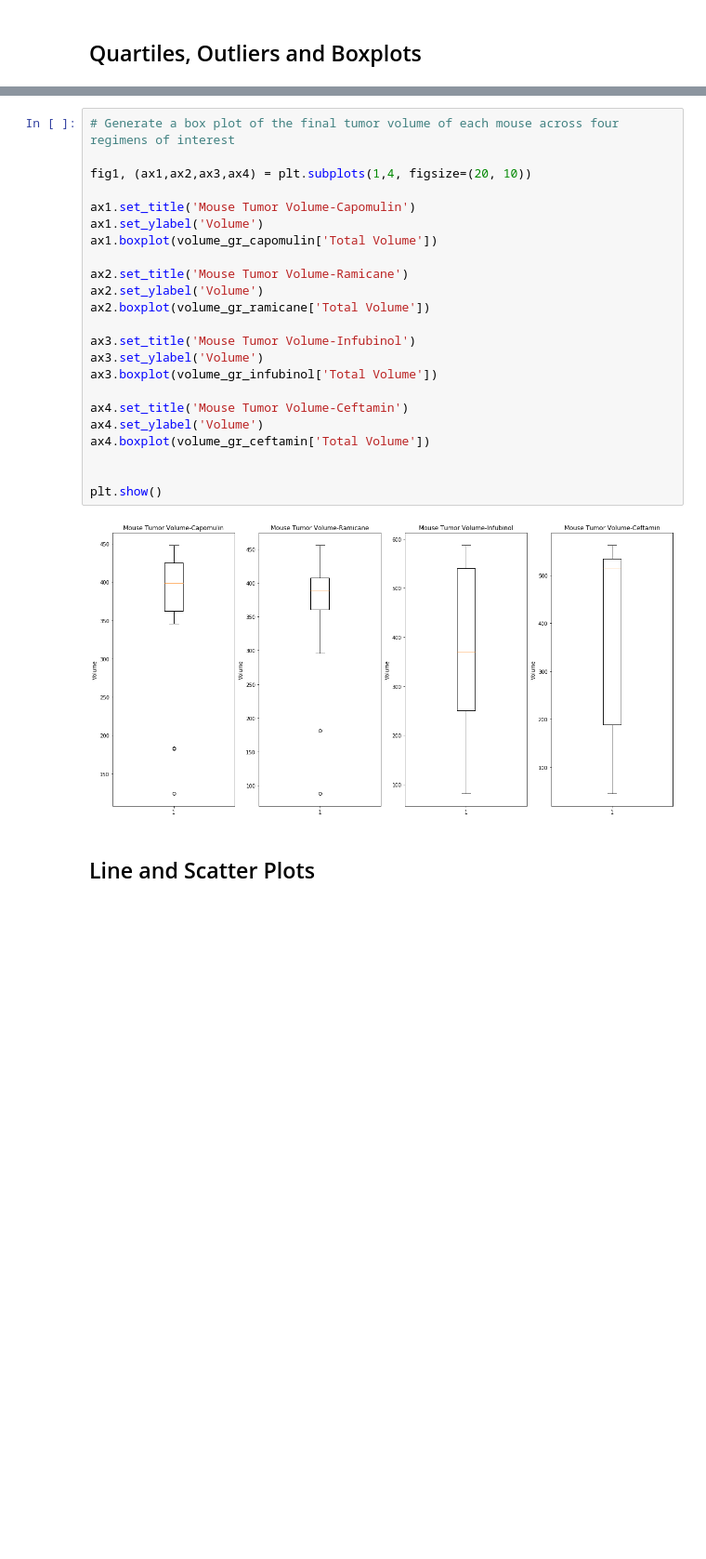
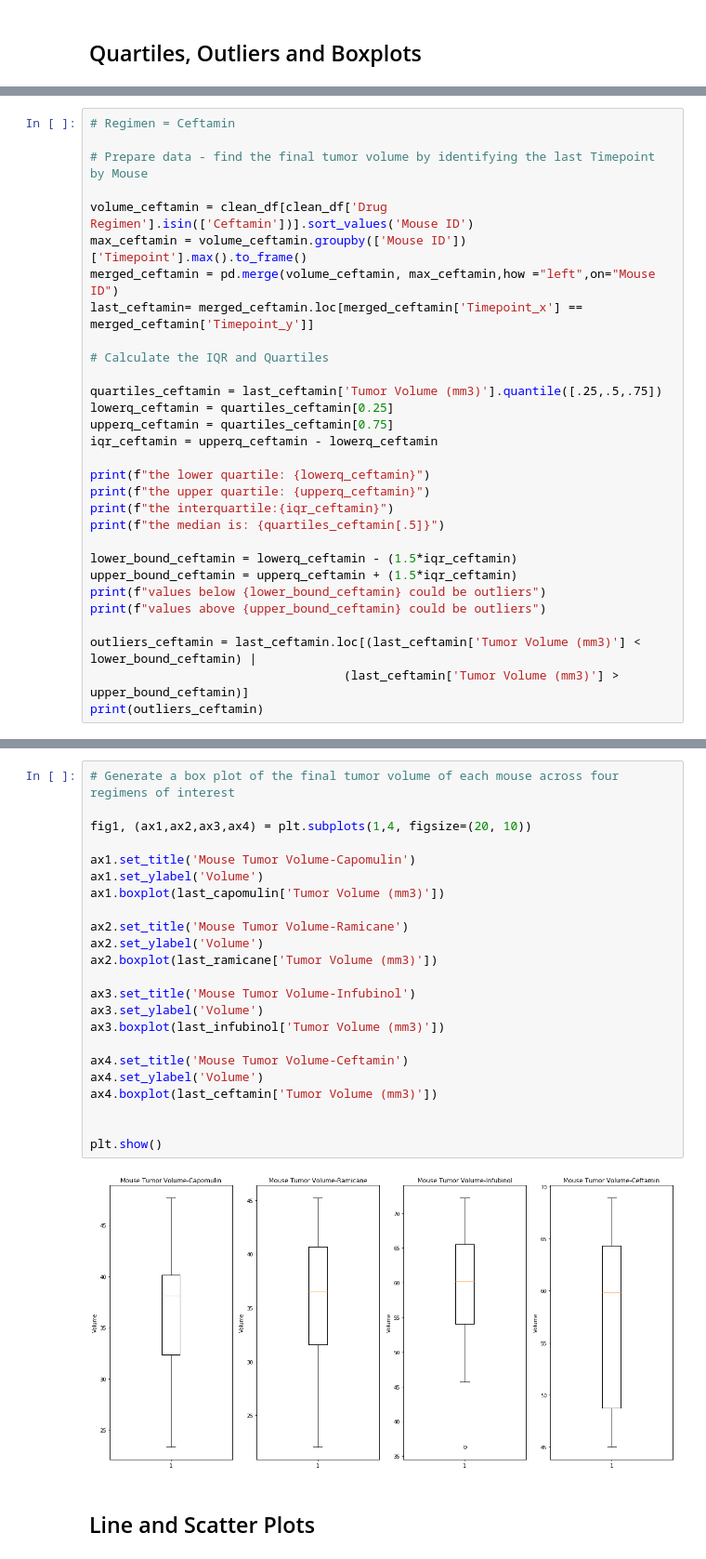
Before and after one commit to chenchcgt/matplotlib-challenge, a Jupyter notebook: Pymaceuticals/pymaceuticals_starter.ipynb, the cells around one changed output, grey strips where cells are left out. Shown: that part at 93% size. Cells and saved outputs as stored; diff of their text form; blank space fills up the shorter version.

```diff
--- a/Pymaceuticals/pymaceuticals_starter.ipynb
+++ b/Pymaceuticals/pymaceuticals_starter.ipynb
@@ -349,0 +332,30 @@ Index: []
+# %%
+# Regimen = Ceftamin
+
+# Prepare data - find the final tumor volume by identifying the last Timepoint by Mouse
+
+volume_ceftamin = clean_df[clean_df['Drug Regimen'].isin(['Ceftamin'])].sort_values('Mouse ID')
+max_ceftamin = volume_ceftamin.groupby(['Mouse ID'])['Timepoint'].max().to_frame()
+merged_ceftamin = pd.merge(volume_ceftamin, max_ceftamin,how ="left",on="Mouse ID")
+last_ceftamin= merged_ceftamin.loc[merged_ceftamin['Timepoint_x'] == merged_ceftamin['Timepoint_y']]
+
+# Calculate the IQR and Quartiles
+
+quartiles_ceftamin = last_ceftamin['Tumor Volume (mm3)'].quantile([.25,.5,.75])
+lowerq_ceftamin = quartiles_ceftamin[0.25]
+upperq_ceftamin = quartiles_ceftamin[0.75]
+iqr_ceftamin = upperq_ceftamin - lowerq_ceftamin
+
+print(f"the lower quartile: {lowerq_ceftamin}")
+print(f"the upper quartile: {upperq_ceftamin}")
+print(f"the interquartile:{iqr_ceftamin}")
+print(f"the median is: {quartiles_ceftamin[.5]}")
+
+lower_bound_ceftamin = lowerq_ceftamin - (1.5*iqr_ceftamin)
+upper_bound_ceftamin = upperq_ceftamin + (1.5*iqr_ceftamin)
+print(f"values below {lower_bound_ceftamin} could be outliers")
+print(f"values above {upper_bound_ceftamin} could be outliers")
+
+outliers_ceftamin = last_ceftamin.loc[(last_ceftamin['Tumor Volume (mm3)'] < lower_bound_ceftamin) |
+                                   (last_ceftamin['Tumor Volume (mm3)'] > upper_bound_ceftamin)]
+print(outliers_ceftamin)
@@ -350,28 +372,28 @@ Index: []
 # %%
 # Generate a box plot of the final tumor volume of each mouse across four regimens of interest
 
 fig1, (ax1,ax2,ax3,ax4) = plt.subplots(1,4, figsize=(20, 10))
 
 ax1.set_title('Mouse Tumor Volume-Capomulin')
 ax1.set_ylabel('Volume')
-ax1.boxplot(volume_gr_capomulin['Total Volume'])
+ax1.boxplot(last_capomulin['Tumor Volume (mm3)'])
 
 ax2.set_title('Mouse Tumor Volume-Ramicane')
 ax2.set_ylabel('Volume')
-ax2.boxplot(volume_gr_ramicane['Total Volume'])
+ax2.boxplot(last_ramicane['Tumor Volume (mm3)'])
 
 ax3.set_title('Mouse Tumor Volume-Infubinol')
 ax3.set_ylabel('Volume')
-ax3.boxplot(volume_gr_infubinol['Total Volume'])
+ax3.boxplot(last_infubinol['Tumor Volume (mm3)'])
 
 ax4.set_title('Mouse Tumor Volume-Ceftamin')
 ax4.set_ylabel('Volume')
-ax4.boxplot(volume_gr_ceftamin['Total Volume'])
+ax4.boxplot(last_ceftamin['Tumor Volume (mm3)'])
 
 
 plt.show()
 # %% [output]
-[figure, old version]
+[figure, new version]
 # %% [markdown]
 ## Line and Scatter Plots
 # %%
```
Also changed, not shown: parts of 14 cells of this notebook.
